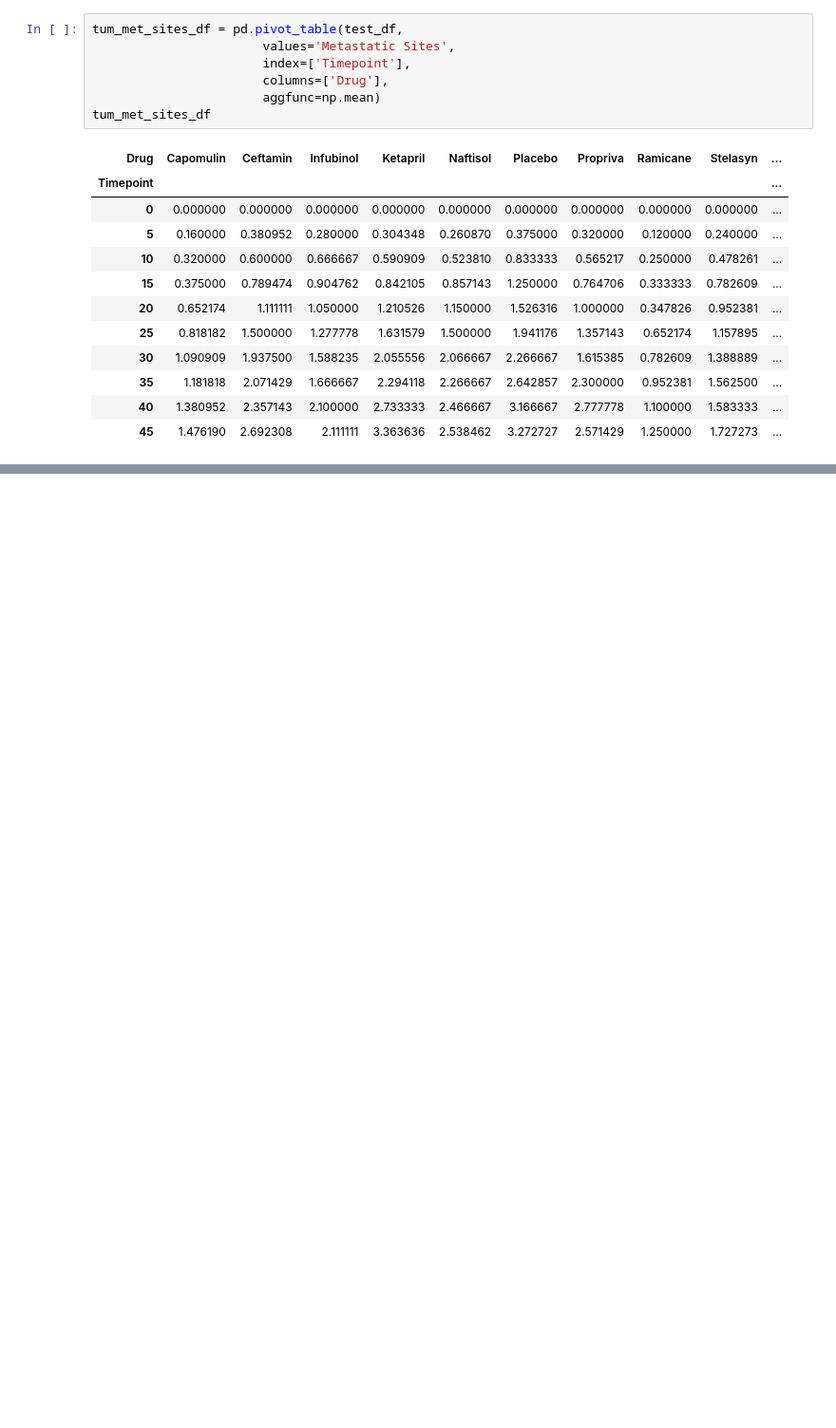
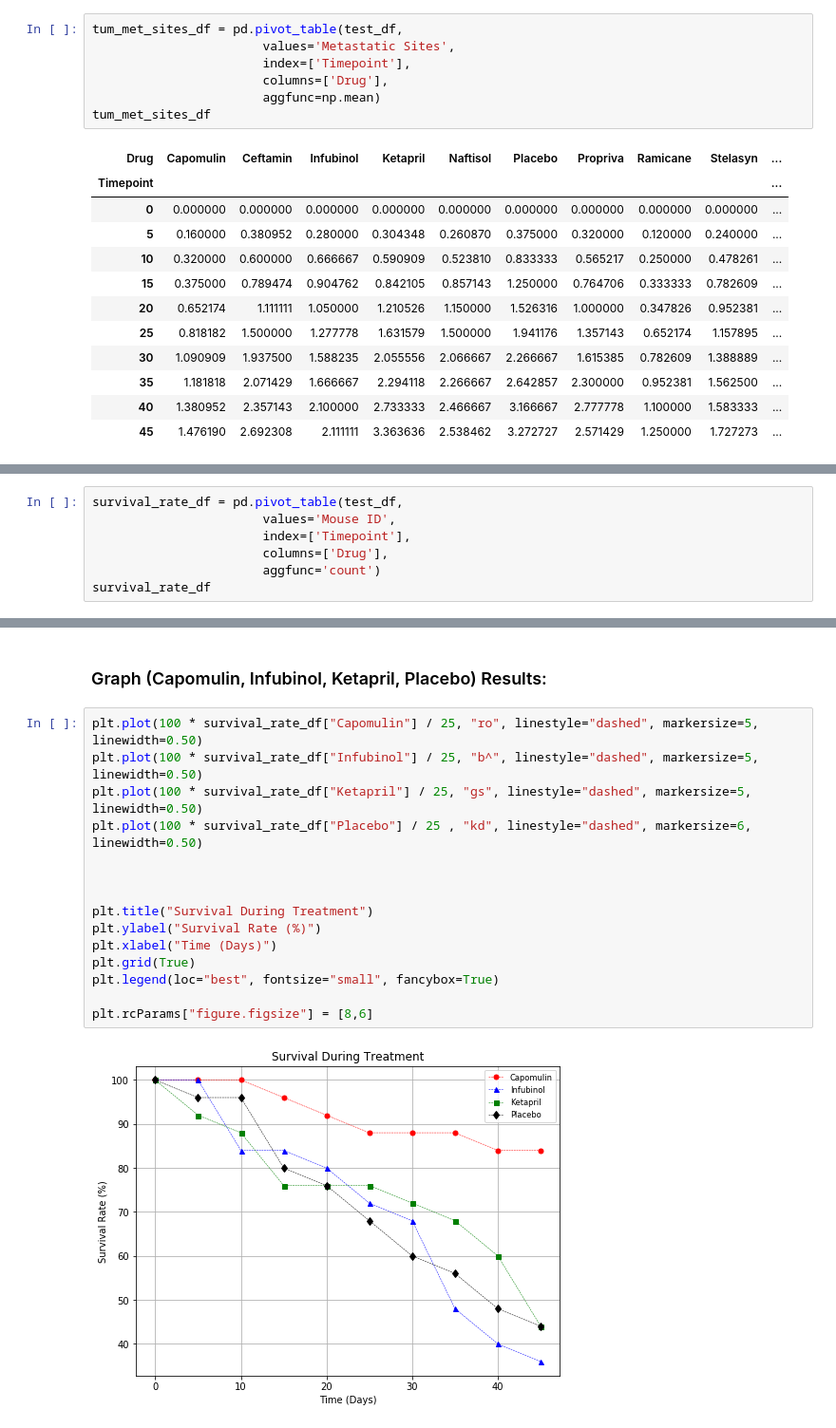
Before and after one commit to Prathamdoshi/Pharmaceutical-Company-Data-Analysis, a Jupyter notebook: Pharmaceutical Company Data Analysis Report.ipynb, the cells around one changed output, grey strips where cells are left out. Shown at 95% size. Cells and saved outputs as stored; diff of their text form; blank space fills up the shorter version.

```diff
--- a/Pharmaceutical Company Data Analysis Report.ipynb
+++ b/Pharmaceutical Company Data Analysis Report.ipynb
@@ -155,0 +200,7 @@ plt.rcParams["figure.figsize"] = [8,6]
+# %%
+survival_rate_df = pd.pivot_table(test_df,
+                       values='Mouse ID',
+                       index=['Timepoint'],
+                       columns=['Drug'],
+                       aggfunc='count')
+survival_rate_df
@@ -155,0 +220,19 @@ plt.rcParams["figure.figsize"] = [8,6]
+# %% [markdown]
+### Graph (Capomulin, Infubinol, Ketapril, Placebo) Results:
+# %%
+plt.plot(100 * survival_rate_df["Capomulin"] / 25, "ro", linestyle="dashed", markersize=5, linewidth=0.50)
+plt.plot(100 * survival_rate_df["Infubinol"] / 25, "b^", linestyle="dashed", markersize=5, linewidth=0.50)
+plt.plot(100 * survival_rate_df["Ketapril"] / 25, "gs", linestyle="dashed", markersize=5, linewidth=0.50)
+plt.plot(100 * survival_rate_df["Placebo"] / 25 , "kd", linestyle="dashed", markersize=6, linewidth=0.50)
+
+
+
+plt.title("Survival During Treatment")
+plt.ylabel("Survival Rate (%)")
+plt.xlabel("Time (Days)")
+plt.grid(True)
+plt.legend(loc="best", fontsize="small", fancybox=True)
+
+plt.rcParams["figure.figsize"] = [8,6]
+# %% [output]
+[figure, added]
```
Also changed, not shown: parts of 29 cells of this notebook, 1 other file.
